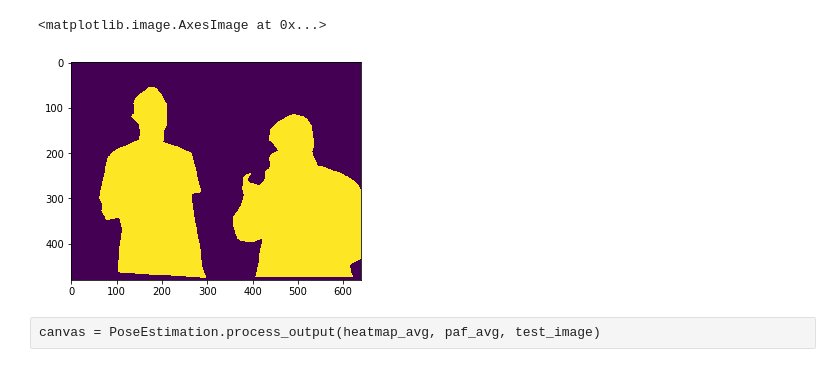
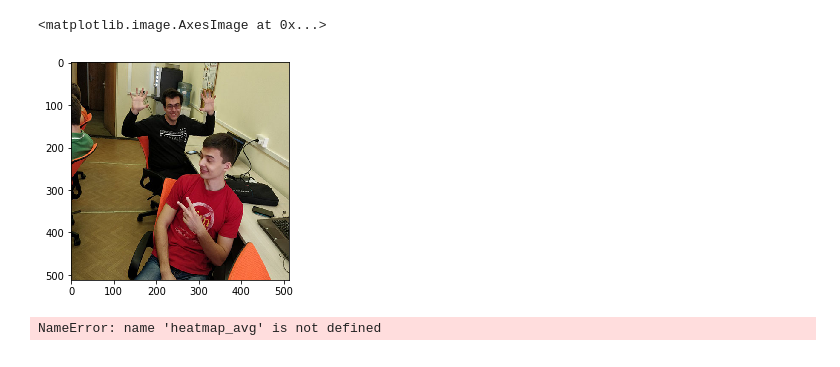
Before and after one commit to zhozheka/TS-project-2, a Jupyter notebook: mask_tranfer_learning/mask_transfer.ipynb, the cells around one changed output. Cells and saved outputs as stored; diff of their text form; code cells hidden in the pictures.

```diff
--- a/mask_tranfer_learning/mask_transfer.ipynb
+++ b/mask_tranfer_learning/mask_transfer.ipynb
@@ -111,0 +214,13 @@ plt.imshow(pred>0.5)
+# %%
+img_path = './sample_image/1.jpg'
+img = plt.imread(img_path)
+
+feed = prepare_image(img_path).to(torch_device)
+
+prediction, _ = model_mask(feed)
+prediction = nn.Upsample((img.shape[0], img.shape[1]), mode='bilinear', align_corners=True)(prediction)
+pred = nn.Softmax(dim=1)(prediction)[0,1].cpu().data.numpy()
+
+alpha_pred = ((pred[:,:,None]>0.5)*255).astype(np.uint8)
+plt.figure(figsize=(7,7))
+plt.imshow(np.dstack([img, alpha_pred]))
@@ -112,10 +238,12 @@ plt.imshow(pred>0.5)
 # %%
-plt.imshow(y)
+plt.imshow(img)
 # %% [output]
 <matplotlib.image.AxesImage at 0x...>
-[figure, old version]
+[figure, new version]
-# %% [raw]
-canvas = PoseEstimation.process_output(heatmap_avg, paf_avg, test_image)
+# %%
+canvas = PoseEstimation.process_output(heatmap_avg, paf_avg, test_image)
+# %% [output]
+NameError: name 'heatmap_avg' is not defined
 # %%
 cv2.imwrite('result.png', canvas)
 # %%
```
Also changed, not shown: parts of 25 cells of this notebook.
